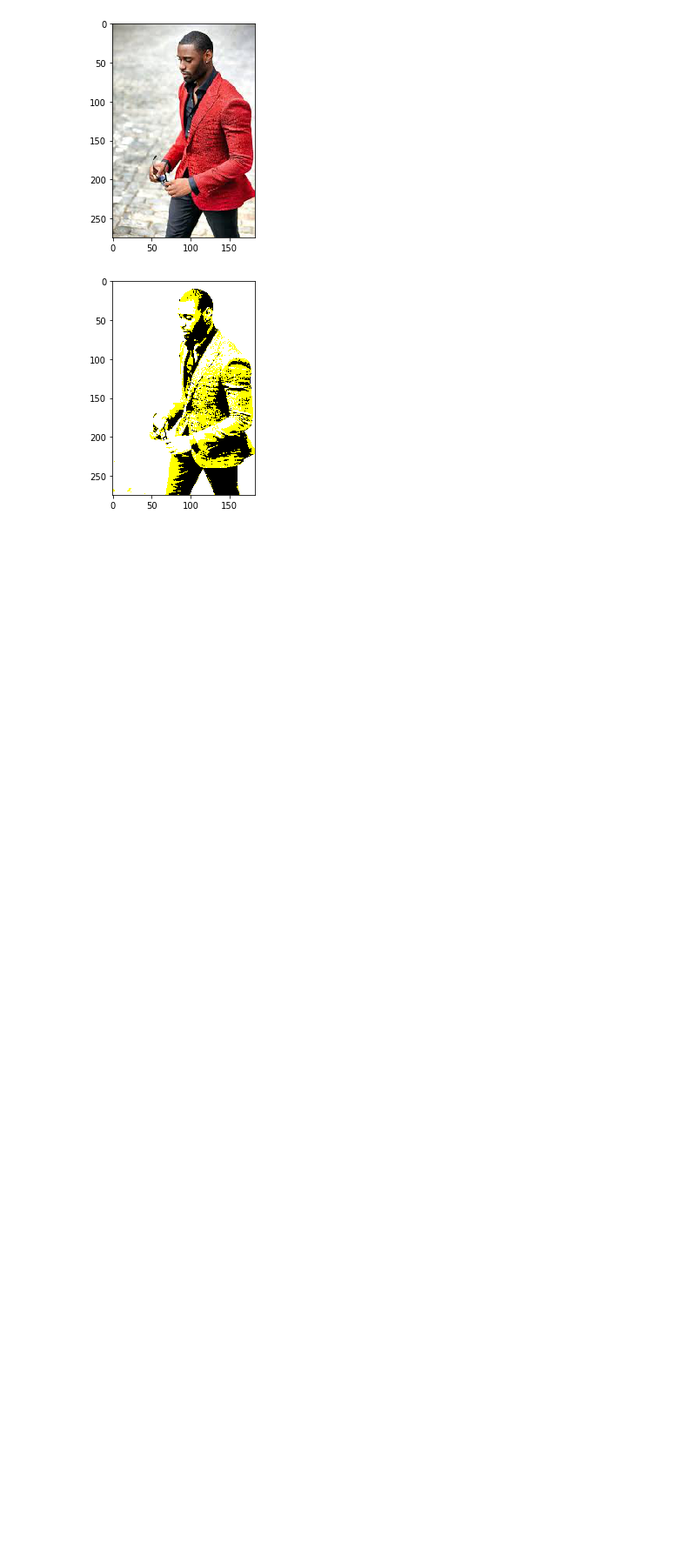
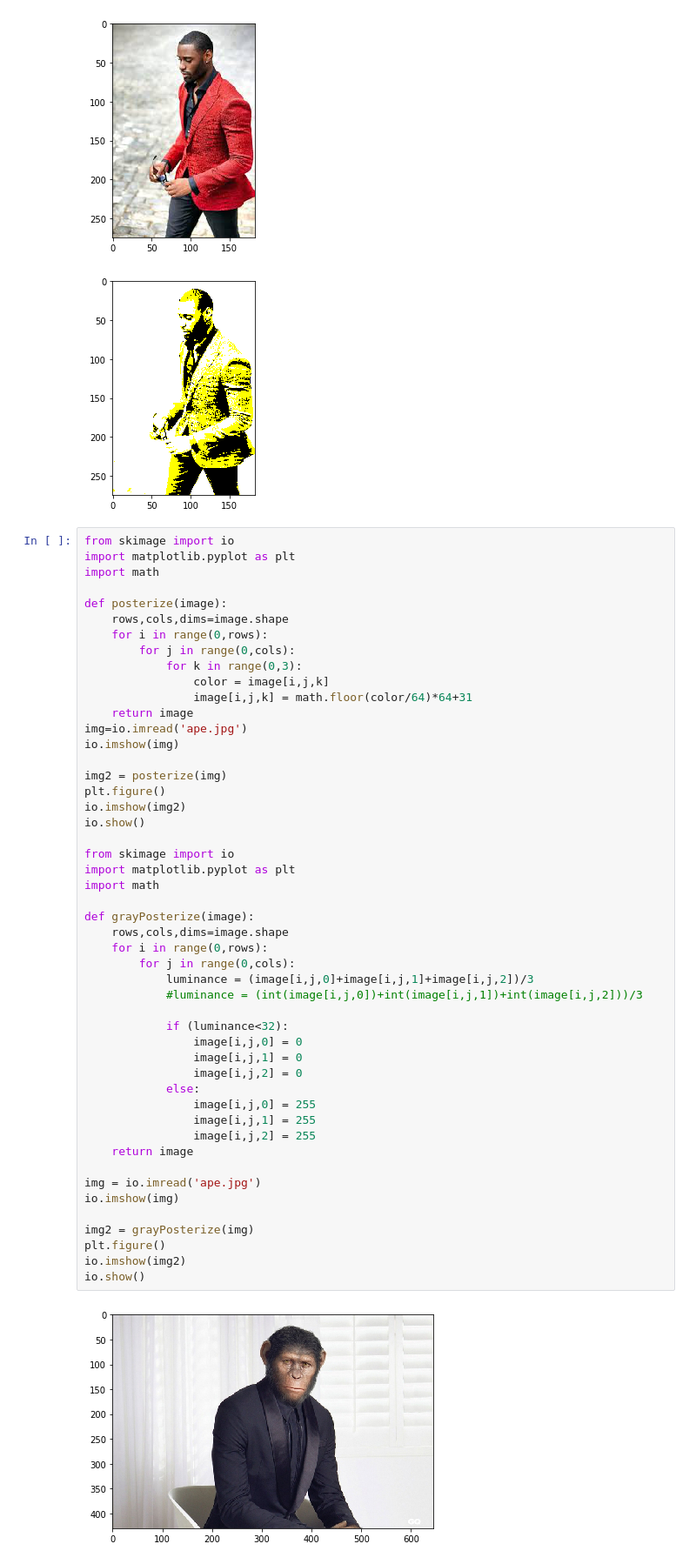
Before and after one commit to chen0221/1062multimeda-3B-, a Jupyter notebook: Untitled9.ipynb, the cells around one changed output. Shown at 87% size. Saved outputs shown, nothing was run; the diff lists cells and outputs as text; blank space fills up the shorter version.

```diff
--- a/Untitled9.ipynb
+++ b/Untitled9.ipynb
@@ -36,3 +36,54 @@ io.show()
 # %% [output]
 [figure]
 [figure]
+# %%
+from skimage import io
+import matplotlib.pyplot as plt
+import math
+
+def posterize(image):
+    rows,cols,dims=image.shape
+    for i in range(0,rows):
+        for j in range(0,cols):
+            for k in range(0,3):
+                color = image[i,j,k]
+                image[i,j,k] = math.floor(color/64)*64+31
+    return image
+img=io.imread('ape.jpg')
+io.imshow(img)
+
+img2 = posterize(img)
+plt.figure()
+io.imshow(img2)
+io.show()
+
+from skimage import io
+import matplotlib.pyplot as plt
+import math
+
+def grayPosterize(image):
+    rows,cols,dims=image.shape
+    for i in range(0,rows):
+        for j in range(0,cols):
+            luminance = (image[i,j,0]+image[i,j,1]+image[i,j,2])/3
+            #luminance = (int(image[i,j,0])+int(image[i,j,1])+int(image[i,j,2]))/3
+
+            if (luminance<32):
+                image[i,j,0] = 0
+                image[i,j,1] = 0
+                image[i,j,2] = 0
+            else:
+                image[i,j,0] = 255
+                image[i,j,1] = 255
+                image[i,j,2] = 255
+    return image
+
+img = io.imread('ape.jpg')
+io.imshow(img)
+
+img2 = grayPosterize(img)
+plt.figure()
+io.imshow(img2)
+io.show()
+# %% [output]
+[figure, added]
```
Also changed, not shown: parts of 1 cell of this notebook.
